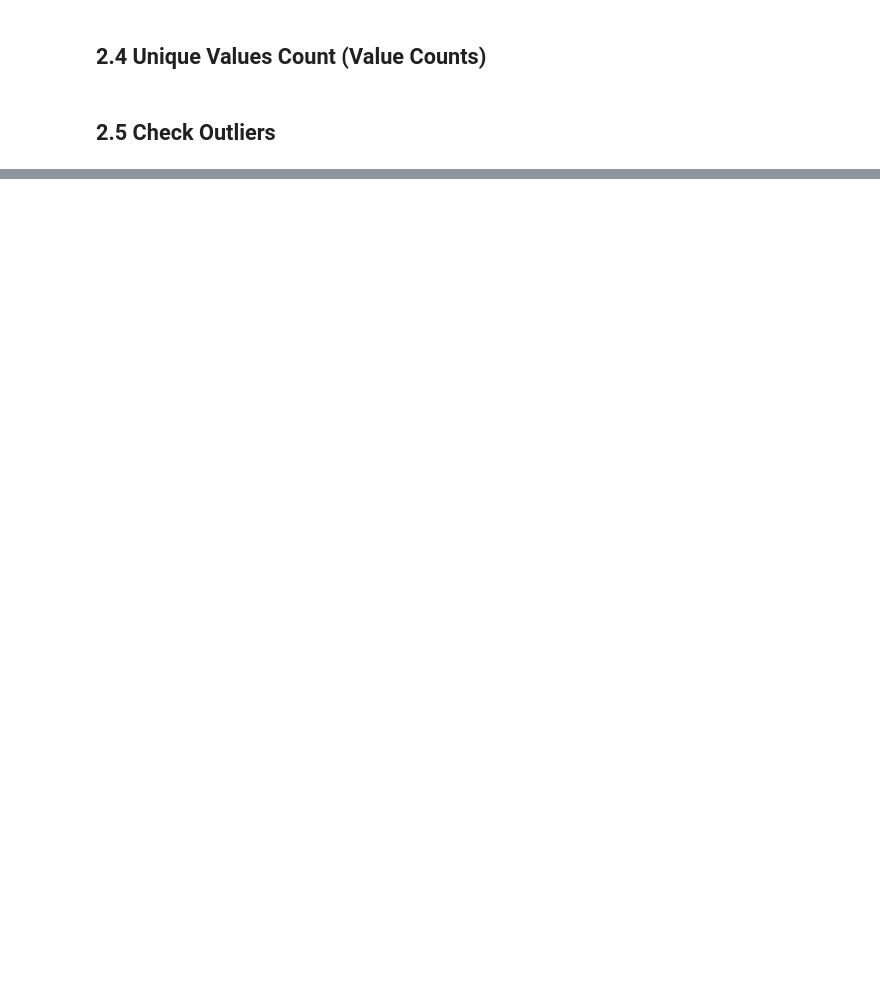
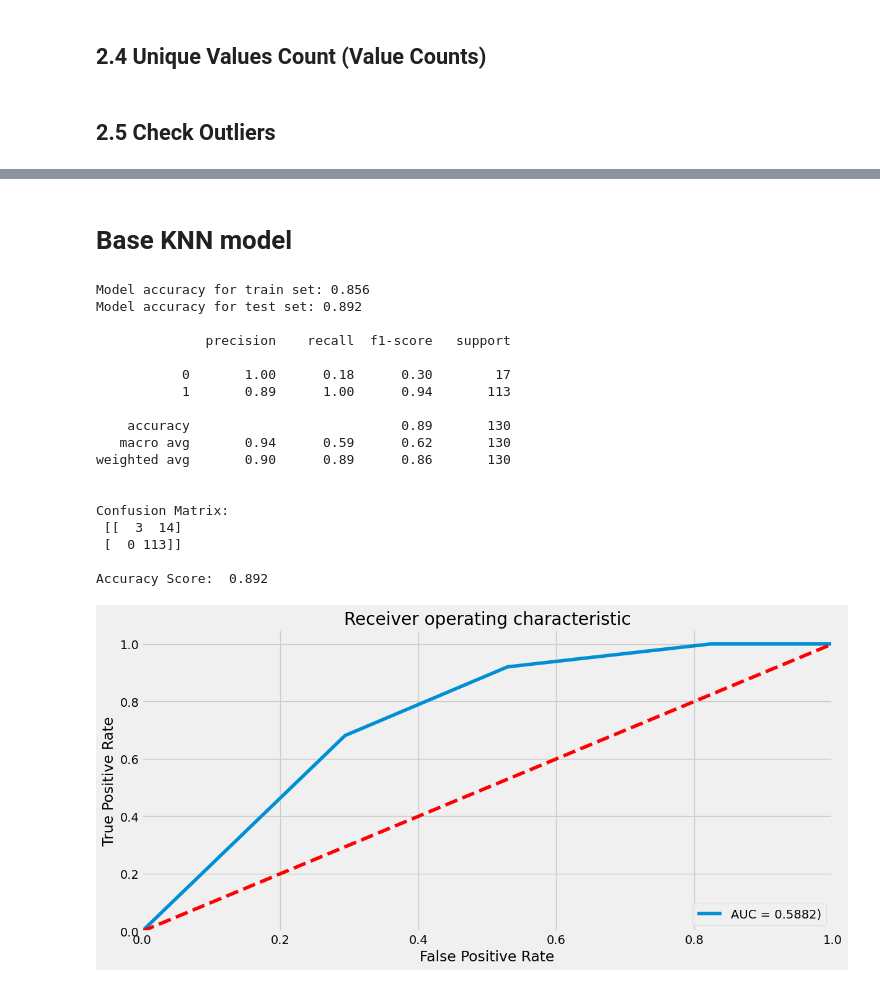
Before and after one commit to Cullen179/PDS---Test-Prep, a Jupyter notebook: test-template.ipynb, the cells around one changed output, grey strips where cells are left out. Saved outputs shown, nothing was run; the diff lists cells and outputs as text; code cells hidden in the pictures; blank space fills up the shorter version.

```diff
--- a/test-template.ipynb
+++ b/test-template.ipynb
@@ -245,0 +521,27 @@ plt.show()
+# %% [markdown]
+# Base KNN model
+# %%
+# KNN b
+
+knn = KNeighborsClassifier()
+knn_model = train_and_plot(knn, X_train_pre, y_train, X_test_pre, y_test)
+# %% [output]
+Model accuracy for train set: 0.856
+Model accuracy for test set: 0.892
+
+              precision    recall  f1-score   support
+
+           0       1.00      0.18      0.30        17
+           1       0.89      1.00      0.94       113
+
+    accuracy                           0.89       130
+   macro avg       0.94      0.59      0.62       130
+weighted avg       0.90      0.89      0.86       130
+
+
+Confusion Matrix:
+ [[  3  14]
+ [  0 113]]
+
+Accuracy Score:  0.892
+[figure, added]
```
Also changed, not shown: parts of 31 cells of this notebook.
